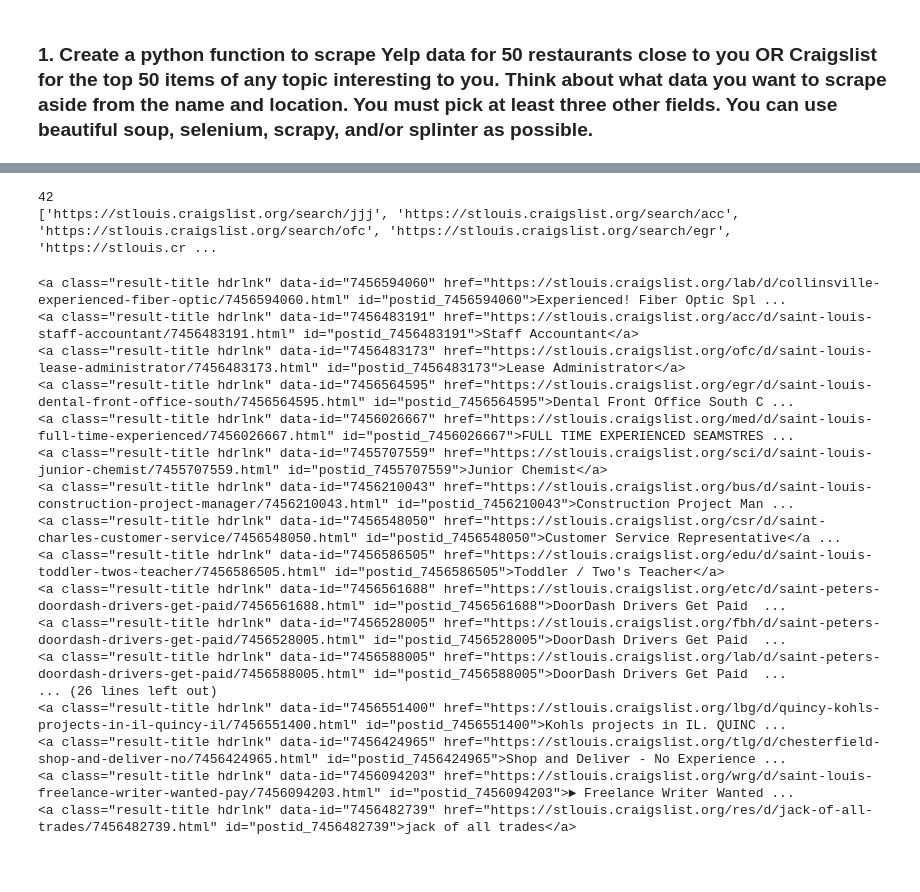
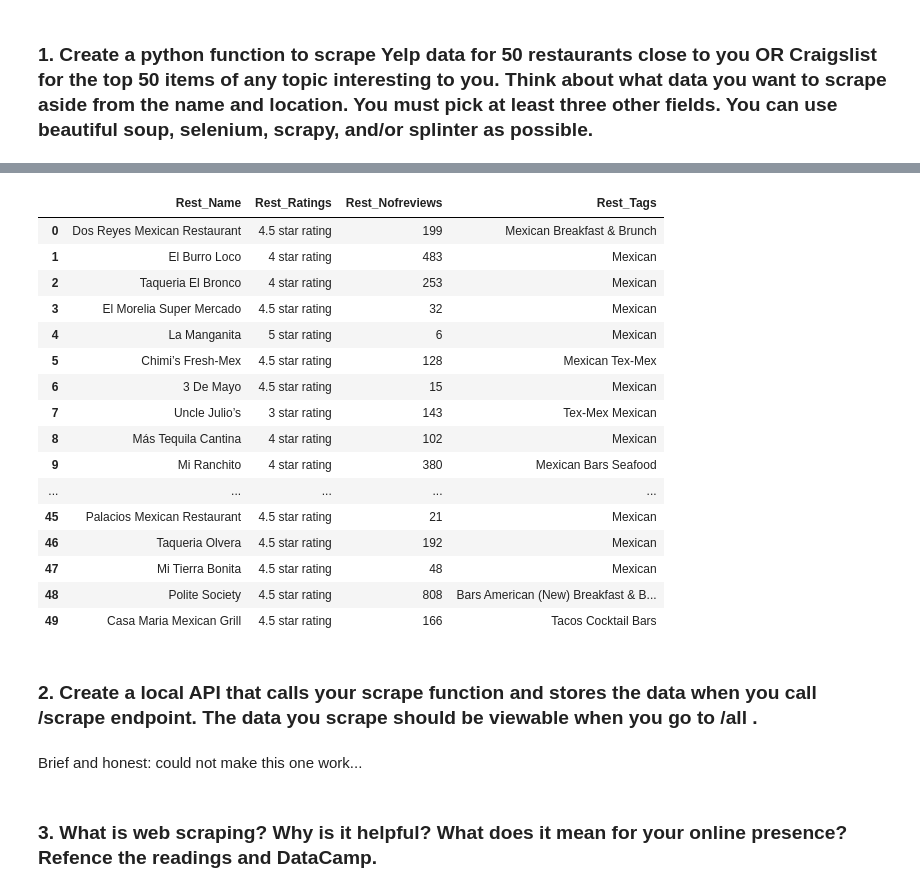
Before and after one commit to VRBlaise/HW, a Jupyter notebook: WEEK22/VB_HW_W22.ipynb, the cells around one changed output, grey strips where cells are left out. Saved outputs shown, nothing was run; the diff lists cells and outputs as text; code cells hidden in the pictures; blank space fills up the shorter version.

```diff
--- a/WEEK22/VB_HW_W22.ipynb
+++ b/WEEK22/VB_HW_W22.ipynb
@@ -11,0 +10,9 @@ Idea: Scrape through craigslist and find all categories in the job-listings and
+# %%
+#Save in a file
+filename = "YELP_MEXICANS.txt"
+
+f = open(filename, "w")
+
+header = "Rest_Name, Rest_Ratings, Rest_Nofreviews, Rest_Tags"
+
+f.write(header)
@@ -26,29 +84,24 @@ for i in soup.find_all('div', class_ = 'jobs'):
-# %%
-print(len(urls))
-print(urls)
-# %% [output]
-42
-['https://stlouis.craigslist.org/search/jjj', 'https://stlouis.craigslist.org/search/acc', 'https://stlouis.craigslist.org/search/ofc', 'https://stlouis.craigslist.org/search/egr', 'https://stlouis.cr ...
-# %%
-for url in urls:
-    page=requests.get(url)
-    soup = bs(page.text,'html.parser')
-    print(soup.find('a', class_ = 'result-title hdrlnk'))
-# %% [output]
-<a class="result-title hdrlnk" data-id="7456594060" href="https://stlouis.craigslist.org/lab/d/collinsville-experienced-fiber-optic/7456594060.html" id="postid_7456594060">Experienced! Fiber Optic Spl ...
-<a class="result-title hdrlnk" data-id="7456483191" href="https://stlouis.craigslist.org/acc/d/saint-louis-staff-accountant/7456483191.html" id="postid_7456483191">Staff Accountant</a>
-<a class="result-title hdrlnk" data-id="7456483173" href="https://stlouis.craigslist.org/ofc/d/saint-louis-lease-administrator/7456483173.html" id="postid_7456483173">Lease Administrator</a>
-<a class="result-title hdrlnk" data-id="7456564595" href="https://stlouis.craigslist.org/egr/d/saint-louis-dental-front-office-south/7456564595.html" id="postid_7456564595">Dental Front Office South C ...
-<a class="result-title hdrlnk" data-id="7456026667" href="https://stlouis.craigslist.org/med/d/saint-louis-full-time-experienced/7456026667.html" id="postid_7456026667">FULL TIME EXPERIENCED SEAMSTRES ...
-<a class="result-title hdrlnk" data-id="7455707559" href="https://stlouis.craigslist.org/sci/d/saint-louis-junior-chemist/7455707559.html" id="postid_7455707559">Junior Chemist</a>
-<a class="result-title hdrlnk" data-id="7456210043" href="https://stlouis.craigslist.org/bus/d/saint-louis-construction-project-manager/7456210043.html" id="postid_7456210043">Construction Project Man ...
-<a class="result-title hdrlnk" data-id="7456548050" href="https://stlouis.craigslist.org/csr/d/saint-charles-customer-service/7456548050.html" id="postid_7456548050">Customer Service Representative</a ...
-<a class="result-title hdrlnk" data-id="7456586505" href="https://stlouis.craigslist.org/edu/d/saint-louis-toddler-twos-teacher/7456586505.html" id="postid_7456586505">Toddler / Two's Teacher</a>
-<a class="result-title hdrlnk" data-id="7456561688" href="https://stlouis.craigslist.org/etc/d/saint-peters-doordash-drivers-get-paid/7456561688.html" id="postid_7456561688">DoorDash Drivers Get Paid  ...
-<a class="result-title hdrlnk" data-id="7456528005" href="https://stlouis.craigslist.org/fbh/d/saint-peters-doordash-drivers-get-paid/7456528005.html" id="postid_7456528005">DoorDash Drivers Get Paid  ...
-<a class="result-title hdrlnk" data-id="7456588005" href="https://stlouis.craigslist.org/lab/d/saint-peters-doordash-drivers-get-paid/7456588005.html" id="postid_7456588005">DoorDash Drivers Get Paid  ...
-... (26 lines left out)
-<a class="result-title hdrlnk" data-id="7456551400" href="https://stlouis.craigslist.org/lbg/d/quincy-kohls-projects-in-il-quincy-il/7456551400.html" id="postid_7456551400">Kohls projects in IL. QUINC ...
-<a class="result-title hdrlnk" data-id="7456424965" href="https://stlouis.craigslist.org/tlg/d/chesterfield-shop-and-deliver-no/7456424965.html" id="postid_7456424965">Shop and Deliver - No Experience ...
-<a class="result-title hdrlnk" data-id="7456094203" href="https://stlouis.craigslist.org/wrg/d/saint-louis-freelance-writer-wanted-pay/7456094203.html" id="postid_7456094203">► Freelance Writer Wanted ...
-<a class="result-title hdrlnk" data-id="7456482739" href="https://stlouis.craigslist.org/res/d/jack-of-all-trades/7456482739.html" id="postid_7456482739">jack of all trades</a>
+# %%
+restaurants = {"Rest_Name": names, "Rest_Ratings" : ratings, "Rest_Nofreviews" : reviews, "Rest_Tags" : restags}
+# %%
+res_df = pd.DataFrame(restaurants)
+# %%
+res_df
+# %% [output]
+|  | Rest_Name | Rest_Ratings | Rest_Nofreviews | Rest_Tags |
+| 0 | Dos Reyes Mexican Restaurant | 4.5 star rating | 199 | Mexican Breakfast & Brunch |
+| 1 | El Burro Loco | 4 star rating | 483 | Mexican |
+| 2 | Taqueria El Bronco | 4 star rating | 253 | Mexican |
+| 3 | El Morelia Super Mercado | 4.5 star rating | 32 | Mexican |
+| 4 | La Manganita | 5 star rating | 6 | Mexican |
+| 5 | Chimi’s Fresh-Mex | 4.5 star rating | 128 | Mexican Tex-Mex |
+| 6 | 3 De Mayo | 4.5 star rating | 15 | Mexican |
+| 7 | Uncle Julio’s | 3 star rating | 143 | Tex-Mex Mexican |
+| 8 | Más Tequila Cantina | 4 star rating | 102 | Mexican |
+| 9 | Mi Ranchito | 4 star rating | 380 | Mexican Bars Seafood |
+| ... | ... | ... | ... | ... |
+| 45 | Palacios Mexican Restaurant | 4.5 star rating | 21 | Mexican |
+| 46 | Taqueria Olvera | 4.5 star rating | 192 | Mexican |
+| 47 | Mi Tierra Bonita | 4.5 star rating | 48 | Mexican |
+| 48 | Polite Society | 4.5 star rating | 808 | Bars American (New) Breakfast & B... |
+| 49 | Casa Maria Mexican Grill | 4.5 star rating | 166 | Tacos Cocktail Bars |
@@ -54,0 +110,6 @@ for url in urls:
+# %% [markdown]
+### 2.	Create a local API that calls your scrape function and stores the data when you call /scrape endpoint. The data you scrape should be viewable when you go to /all .
+# %% [markdown]
+Brief and honest: could not make this one work...
+# %% [markdown]
+### 3.	What is web scraping? Why is it helpful? What does it mean for your online presence? Refence the readings and DataCamp.
```
Also changed, not shown: parts of 6 cells of this notebook.
